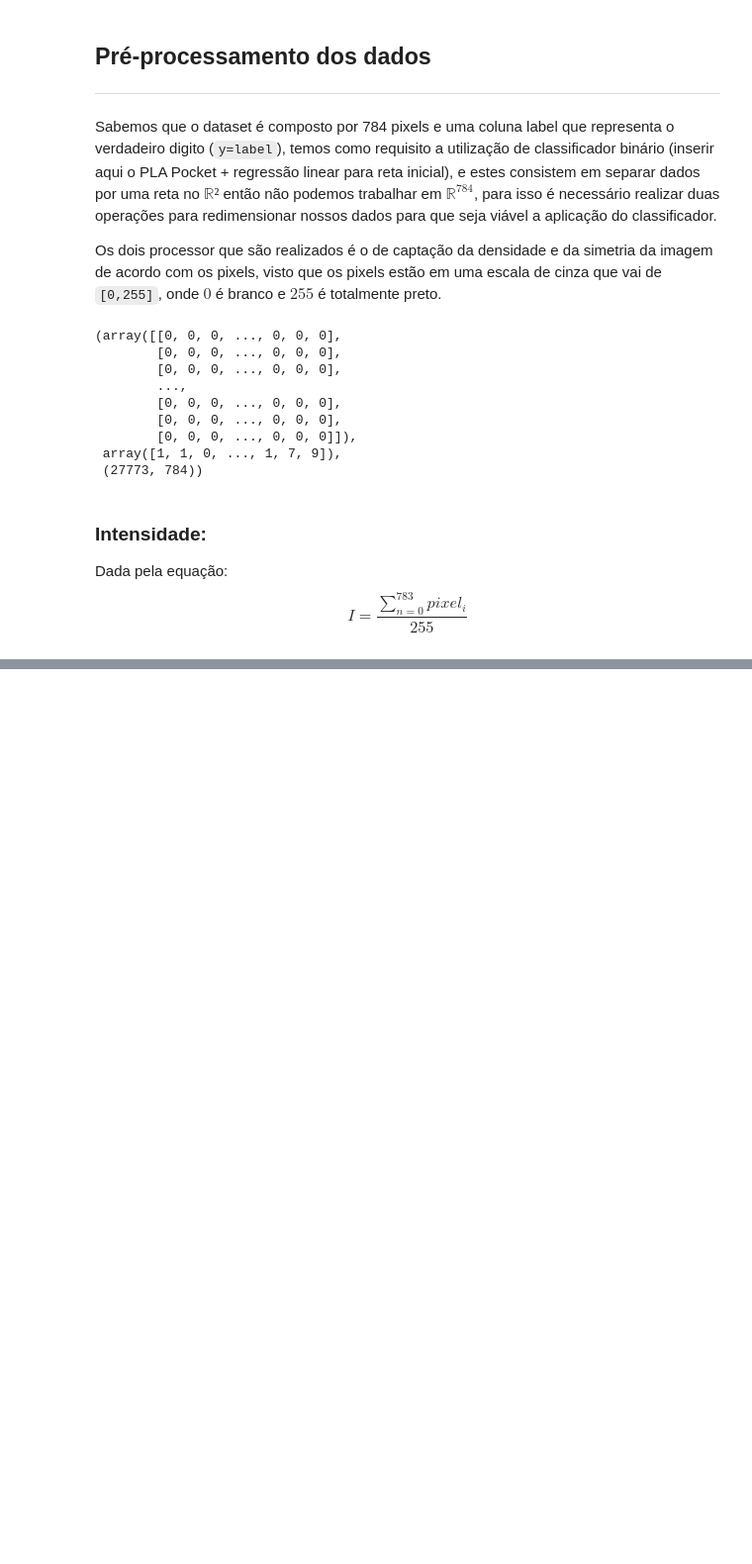
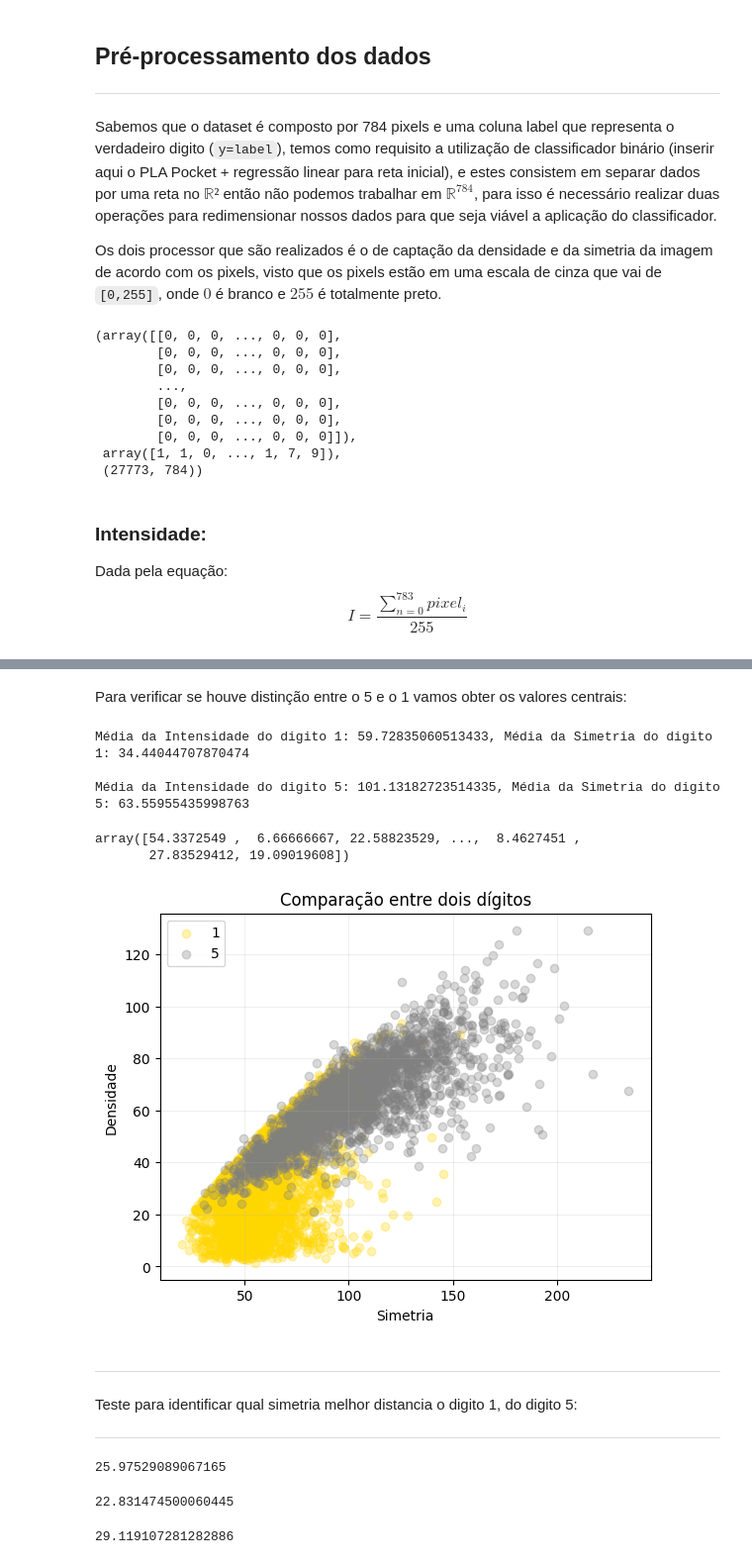
Before and after one commit to lucasma7/digit_recognition, a Jupyter notebook: digit_recognition.ipynb, the cells around one changed output, grey strips where cells are left out. Shown at 99% size. Cells and saved outputs as stored; diff of their text form; code cells hidden in the pictures; blank space fills up the shorter version.

Commit message:
Analyze_diff_0

```diff
--- a/digit_recognition.ipynb
+++ b/digit_recognition.ipynb
@@ -36,0 +103,17 @@ I = [np.sum(i)/255 for i in pixels]
+# %%
+def cat_diff(x,y,data):
+    data_X = []
+    data_Y = []
+    for i in range(len(data)):
+        if data[i][2] == x:
+            data_X.append(data[i])
+        else:
+            data_Y.append(data[i])
+    data_X = np.array(data_X)
+    data_Y = np.array(data_Y)
+    print(f'Média da Intensidade do digito {x}: {np.mean(data_X.T[0])}, Média da Simetria do digito {x}: {np.mean(data_X.T[1])}\n')
+    print(f'Média da Intensidade do digito {y}: {np.mean(data_Y.T[0])}, Média da Simetria do digito {y}: {np.mean(data_Y.T[1])}\n')
+
+    return data_X, data_Y
+# %%
+dataset_1x5 = selectNUM(1,5, new_data)
@@ -36,0 +130,44 @@ I = [np.sum(i)/255 for i in pixels]
+# %% [markdown]
+Para verificar se houve distinção entre o 5 e o 1 vamos obter os valores centrais:
+# %%
+pontos1, pontos5 = cat_diff(1,5,dataset_1x5)
+# %% [output]
+Média da Intensidade do digito 1: 59.72835060513433, Média da Simetria do digito 1: 34.44044707870474
+
+Média da Intensidade do digito 5: 101.13182723514335, Média da Simetria do digito 5: 63.55955435998763
+# %%
+pontos1[:,:-1].T[1]
+# %% [output]
+array([54.3372549 ,  6.66666667, 22.58823529, ...,  8.4627451 ,
+       27.83529412, 19.09019608])
+# %%
+def plot_2digits(x,y):
+    import matplotlib.pyplot as plt
+    plt.grid(alpha= 0.2)
+    plt.scatter(x[:,:-1].T[0],x[:,:-1].T[1], c = 'gold', alpha=0.3, label= f'{int(x[0][2])}')
+    plt.scatter(y[:,:-1].T[0],y[:,:-1].T[1] ,c = 'gray', alpha=0.3, label= f'{int(y[0][2])}')
+    plt.title('Comparação entre dois dígitos')
+    plt.ylabel('Densidade')
+    plt.xlabel('Simetria')
+    plt.legend()
+    plt.show()
+# %%
+plot_2digits(pontos1,pontos5)
+# %% [output]
+[figure, added]
+# %% [markdown]
+<hr>
+Teste para identificar qual simetria melhor distancia o digito 1, do digito 5:
+<hr>
+# %%
+59.75045428936446 - 33.77516339869281 #  Utilizando a média entre as duas simetrias
+# %% [output]
+25.97529089067165
+# %%
+55.941354218741324 - 33.10987971868088 # Utilizando apenas a simetria vertical
+# %% [output]
+22.831474500060445
+# %%
+63.55955435998763 - 34.44044707870474 # Utilizando apenas a simetria horizontal
+# %% [output]
+29.119107281282886
```
Also changed, not shown: parts of 15 cells of this notebook.
